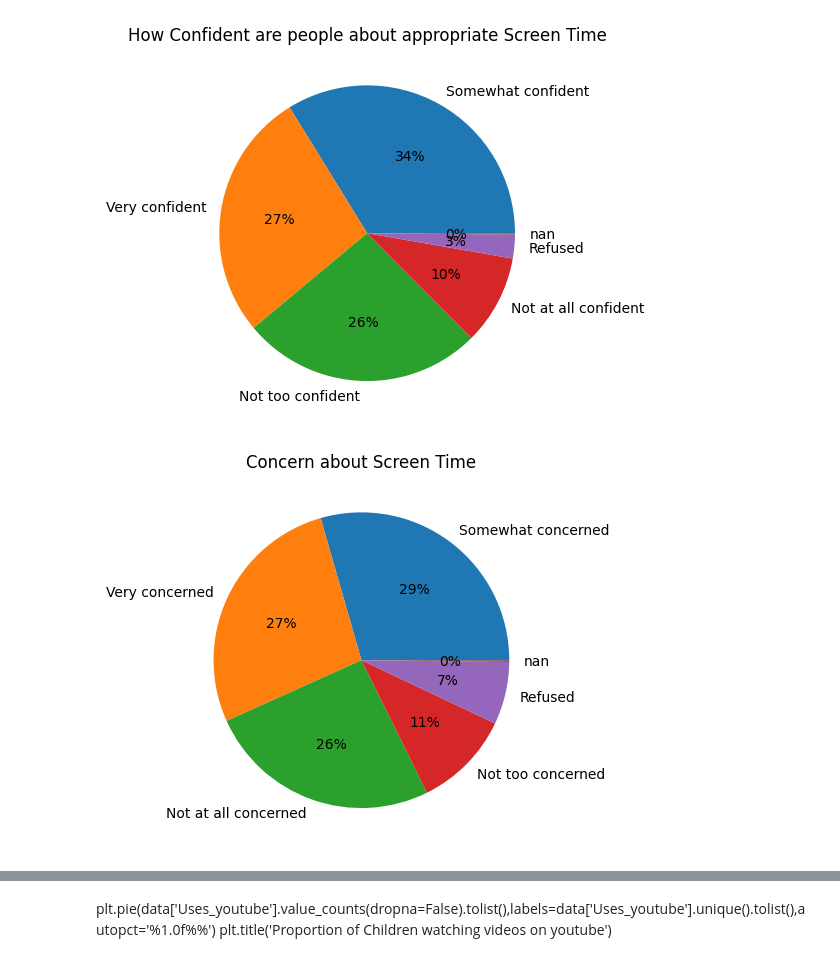
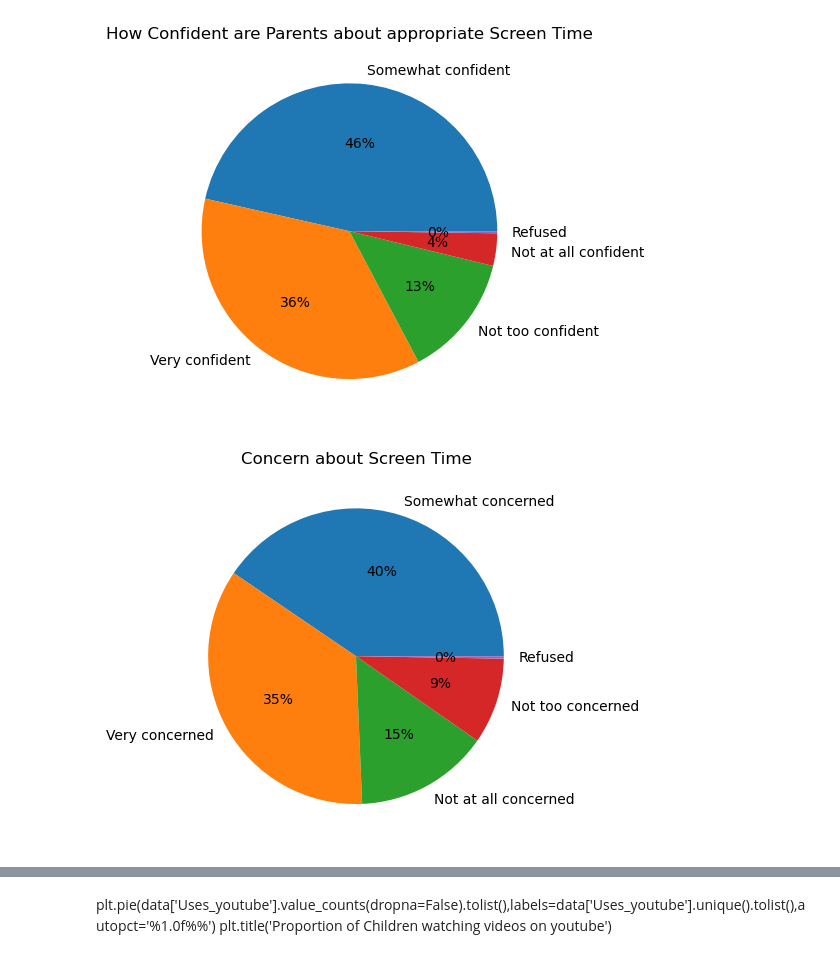
Before and after one commit to tyz-sd/Parenting-children-in-the-age-of-screens, a Jupyter notebook: Initial_visualizations.ipynb, the cells around one changed output, grey strips where cells are left out. Saved outputs shown, nothing was run; the diff lists cells and outputs as text; code cells hidden in the pictures.

```diff
--- a/Initial_visualizations.ipynb
+++ b/Initial_visualizations.ipynb
@@ -17,15 +30,15 @@ g1.set_xticklabels(labels=['Social Media','Online Blogs','Other Parents','Books
 # %%
-plt.pie(data['Confidence_abt_screen_time'].value_counts(dropna=False).tolist(),labels=data['Confidence_abt_screen_time'].unique().tolist(),autopct='%1.0f%%')
-plt.title('How Confident are people about appropriate Screen Time')
+plt.pie(data['Confidence_abt_screen_time'].value_counts().tolist(),labels=data['Confidence_abt_screen_time'].dropna().unique().tolist(),autopct='%1.0f%%')
+plt.title('How Confident are Parents about appropriate Screen Time')
 plt.show()
 # %% [output]
-[figure, old version]
+[figure, new version]
 # %%
-plt.pie(data['CO_screen_time'].value_counts(dropna=False).tolist(),labels=data['CO_screen_time'].unique().tolist(),autopct='%1.0f%%')
+plt.pie(data['CO_screen_time'].value_counts().tolist(),labels=data['CO_screen_time'].dropna().unique().tolist(),autopct='%1.0f%%')
 plt.title('Concern about Screen Time')
 plt.show()
 # %% [output]
-[figure, old version]
+[figure, new version]
 # %%
 map_age_to_age_groups={'0':'0-2','1':'0-2','2':'0-2','3':'3-5','4':'3-5','5':'3-5','6':'6-11','7':'6-11','8':'6-11','9':'6-11','10':'6-11','11':'6-11'}
 data['Child_age_groups']=data['Child_age_0_11'].map(map_age_to_age_groups)
```
Also changed, not shown: parts of 23 cells of this notebook, 1 other file.
